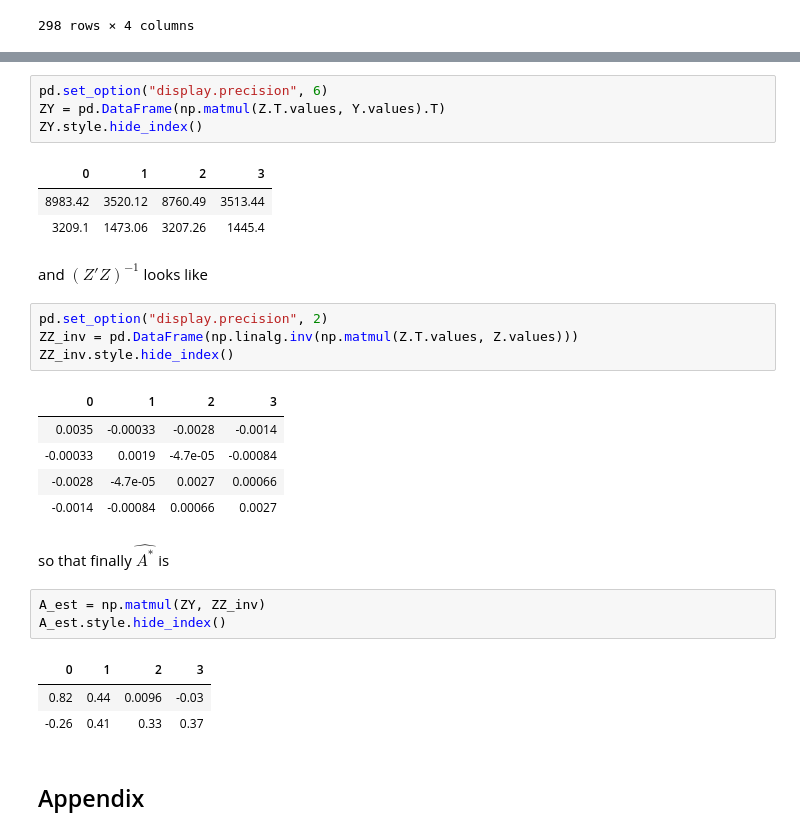
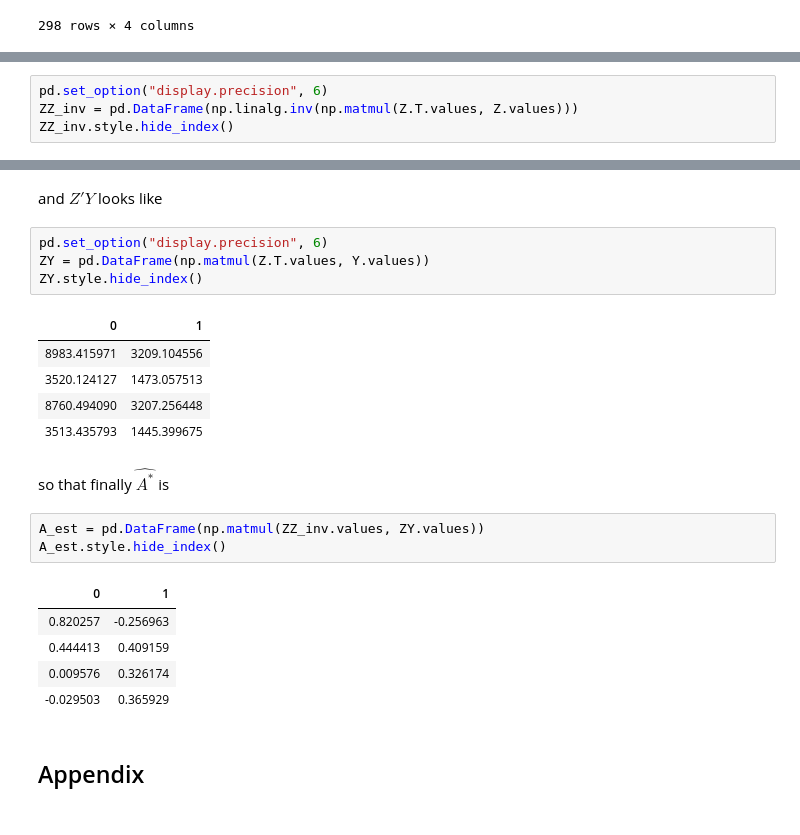
Before and after one commit to NoobQuant/Data_Science_Projects, a Jupyter notebook: stats/var_estimaton.ipynb, the cells around one changed output, grey strips where cells are left out. Drawn from its saved outputs; the diff is of its cells as text.

```diff
--- a/stats/var_estimaton.ipynb
+++ b/stats/var_estimaton.ipynb
@@ -241,0 +241,4 @@ In our example case $(Z'Y)'$ looks like
+# %%
+pd.set_option("display.precision", 6)
+ZZ_inv = pd.DataFrame(np.linalg.inv(np.matmul(Z.T.values, Z.values)))
+ZZ_inv.style.hide_index()
@@ -242,32 +251,26 @@ In our example case $(Z'Y)'$ looks like
+# %% [markdown]
+and $Z'Y$ looks like
 # %%
 pd.set_option("display.precision", 6)
-ZY = pd.DataFrame(np.matmul(Z.T.values, Y.values).T)
+ZY = pd.DataFrame(np.matmul(Z.T.values, Y.values))
 ZY.style.hide_index()
 # %% [output]
-| 0 | 1 | 2 | 3 |
-| 8983.42 | 3520.12 | 8760.49 | 3513.44 |
-| 3209.1 | 1473.06 | 3207.26 | 1445.4 |
+| 0 | 1 |
+| 8983.415971 | 3209.104556 |
+| 3520.124127 | 1473.057513 |
+| 8760.494090 | 3207.256448 |
+| 3513.435793 | 1445.399675 |
-# %% [markdown]
-and $(Z'Z)^{-1}$ looks like
-# %%
-pd.set_option("display.precision", 2)
-ZZ_inv = pd.DataFrame(np.linalg.inv(np.matmul(Z.T.values, Z.values)))
-ZZ_inv.style.hide_index()
-# %% [output]
-| 0 | 1 | 2 | 3 |
-| 0.0035 | -0.00033 | -0.0028 | -0.0014 |
-| -0.00033 | 0.0019 | -4.7e-05 | -0.00084 |
-| -0.0028 | -4.7e-05 | 0.0027 | 0.00066 |
-| -0.0014 | -0.00084 | 0.00066 | 0.0027 |
 # %% [markdown]
 so that finally $\hat{A^*}$ is
 # %%
-A_est = np.matmul(ZY, ZZ_inv)
+A_est = pd.DataFrame(np.matmul(ZZ_inv.values, ZY.values))
 A_est.style.hide_index()
 # %% [output]
-| 0 | 1 | 2 | 3 |
-| 0.82 | 0.44 | 0.0096 | -0.03 |
-| -0.26 | 0.41 | 0.33 | 0.37 |
+| 0 | 1 |
+| 0.820257 | -0.256963 |
+| 0.444413 | 0.409159 |
+| 0.009576 | 0.326174 |
+| -0.029503 | 0.365929 |
 # %% [markdown]
 ## Appendix
 # %% [markdown]
```
Also changed, not shown: parts of 4 cells of this notebook.
